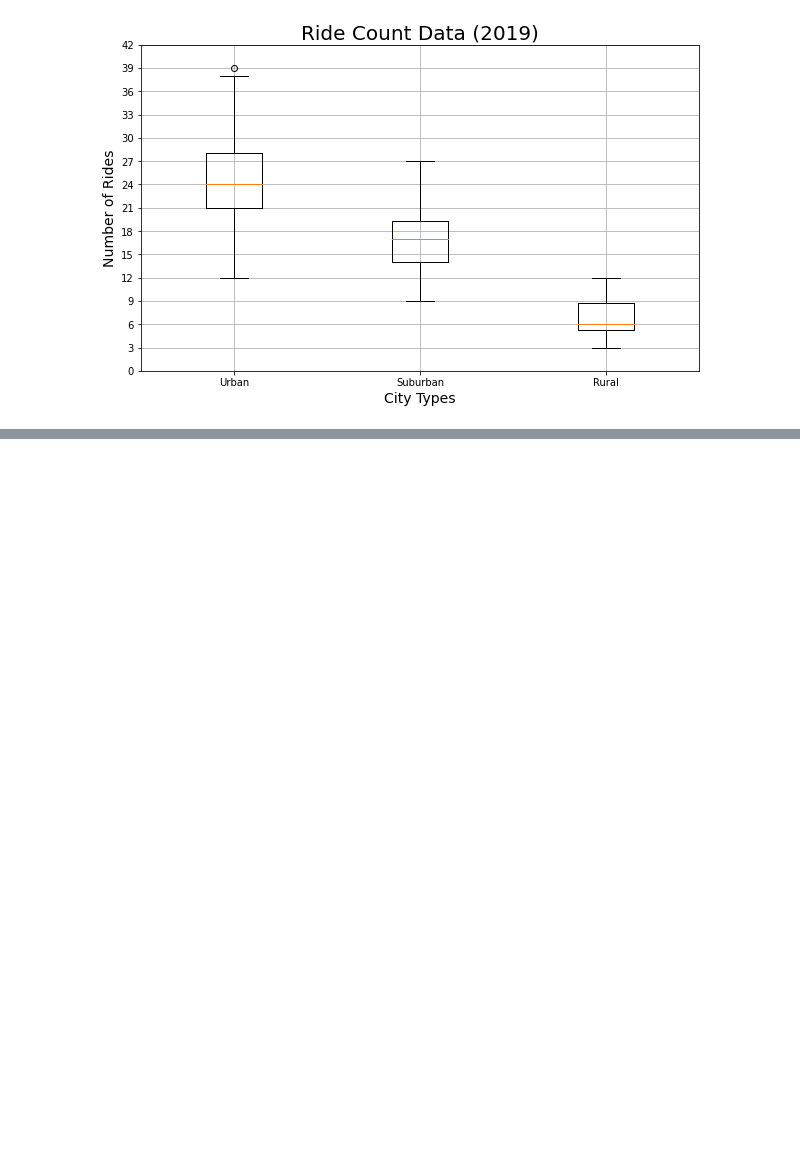
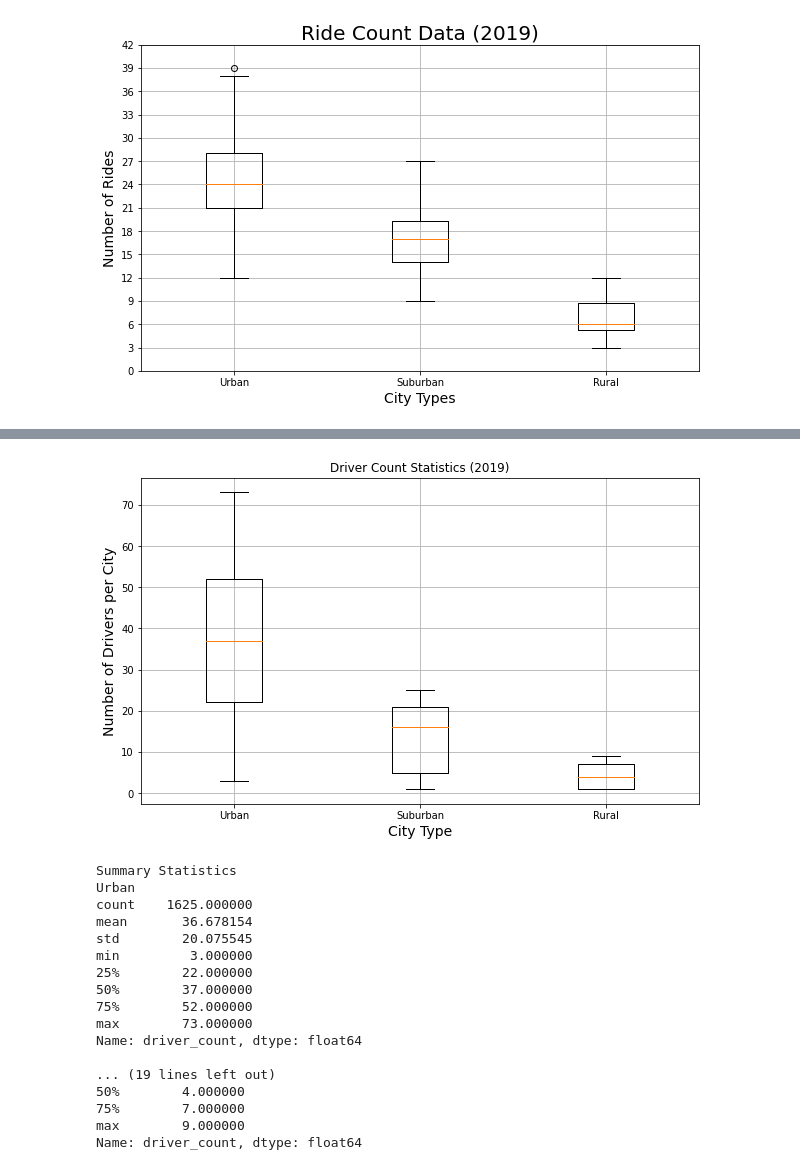
Before and after one commit to jhd1013/rideshare-analysis, a Jupyter notebook: PyBer.ipynb, the cells around one changed output, grey strips where cells are left out. Cells and saved outputs as stored; diff of their text form; code cells hidden in the pictures; blank space fills up the shorter version.

```diff
--- a/PyBer.ipynb
+++ b/PyBer.ipynb
@@ -272,0 +428,5 @@ Name: fare, dtype: float64
+# %%
+# Get the driver count data by city type
+urban_drivers = urban_cities_df['driver_count']
+suburban_drivers = suburban_cities_df['driver_count']
+rural_drivers = rural_cities_df['driver_count']
@@ -272,0 +445,40 @@ Name: fare, dtype: float64
+# %%
+# Create a box & whisker chart for the driver counts in all cities
+fig, ax = plt.subplots(figsize=(10,6))
+driver_data = [urban_drivers, suburban_drivers, rural_drivers]
+ax.boxplot(driver_data, labels=x_labels)
+# Add title and axes labels
+ax.set_title('Driver Count Statistics (2019)')
+ax.set_ylabel('Number of Drivers per City', fontsize=14)
+ax.set_xlabel('City Type', fontsize=14)
+ax.set_yticks(np.arange(0,75,step=10.0))
+ax.grid()
+plt.savefig("analysis/Fig4.png")
+plt.show()
+
+print("Summary Statistics")
+i = 0
+for city_type in driver_data:
+    print(x_labels[i])
+    print(city_type.describe())
+    print("\n")
+    i += 1
+# %% [output]
+[figure, added]
+Summary Statistics
+Urban
+count    1625.000000
+mean       36.678154
+std        20.075545
+min         3.000000
+25%        22.000000
+50%        37.000000
+75%        52.000000
+max        73.000000
+Name: driver_count, dtype: float64
+
+... (19 lines left out)
+50%        4.000000
+75%        7.000000
+max        9.000000
+Name: driver_count, dtype: float64
```
Also changed, not shown: parts of 19 cells of this notebook.
